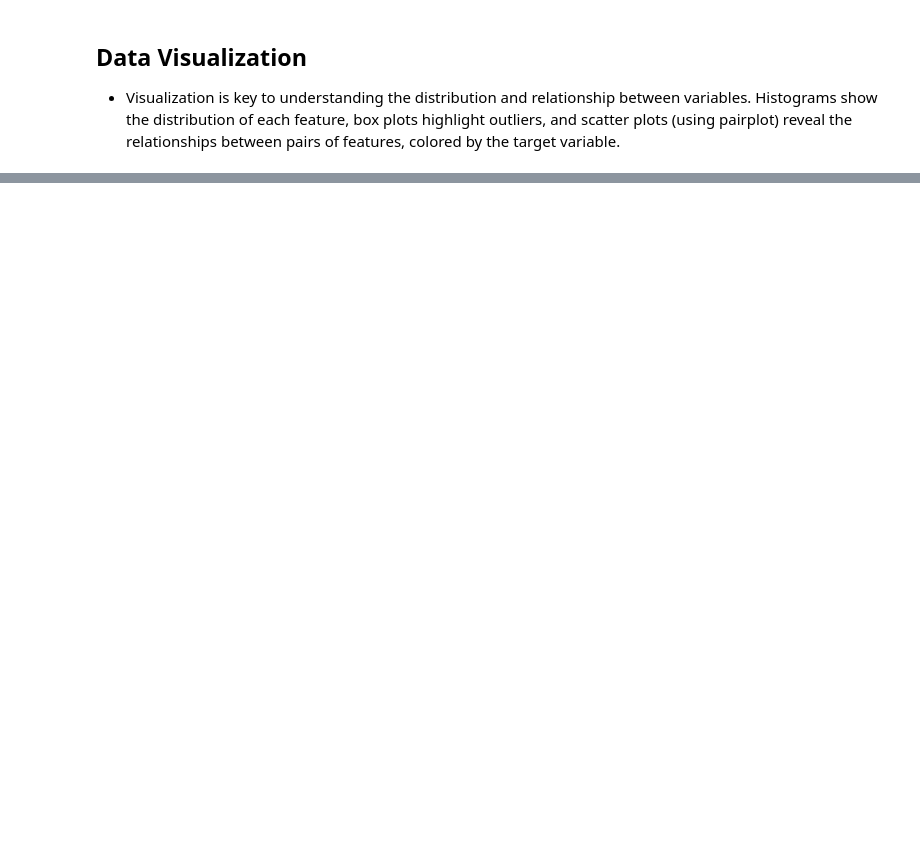
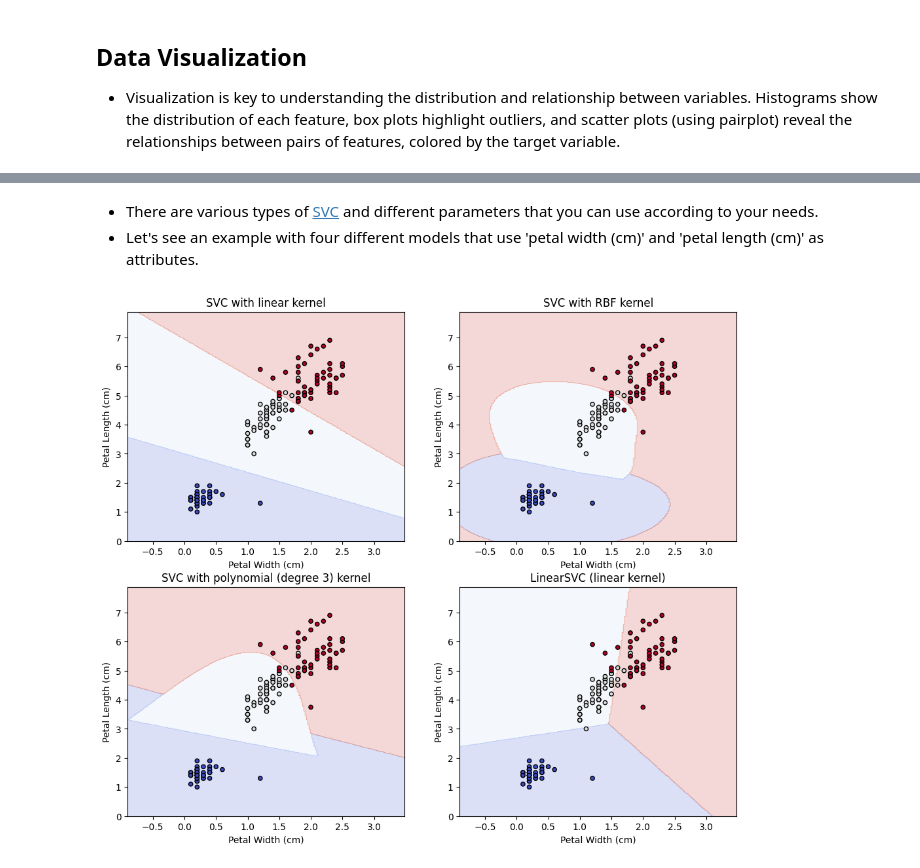
Before and after one commit to AI-in-Complex-Systems-Lab/CINF135, a Jupyter notebook: Lab3.ipynb, the cells around one changed output, grey strips where cells are left out. Saved outputs shown, nothing was run; the diff lists cells and outputs as text; code cells hidden in the pictures; blank space fills up the shorter version.

```diff
--- a/Lab3.ipynb
+++ b/Lab3.ipynb
@@ -68,0 +180,49 @@ plt.show()
+# %% [markdown]
+- There are various types of [SVC](https://scikit-learn.org/stable/modules/svm.html) and different parameters that you can use according to your needs.
+- Let's see an example with four different models that use 'petal width (cm)' and 'petal length (cm)' as attributes.
+# %%
+# Classification using Support Vector Classifier (SVC)
+X = df[['petal width (cm)', 'petal length (cm)']].values
+y = df['target'].values
+
+# Create a meshgrid to plot decision boundary
+x_min, x_max = X[:, 0].min() - 1, X[:, 0].max() + 1
+y_min, y_max = X[:, 1].min() - 1, X[:, 1].max() + 1
+xx, yy = np.meshgrid(np.arange(x_min, x_max, 0.02), np.arange(y_min, y_max, 0.02))
+
+
+C = 1.0  # SVM regularization parameter
+models = (
+    SVC(kernel="linear", C=C),
+    SVC(kernel="rbf", gamma=0.7, C=C),
+    SVC(kernel="poly", degree=3, gamma="auto", C=C),
+    LinearSVC(C=C, max_iter=10000, dual="auto"),
+)
+models = (clf.fit(X, y) for clf in models)
+
+# title for the plots
+titles = (
+    "SVC with linear kernel",
+    "SVC with RBF kernel",
+    "SVC with polynomial (degree 3) kernel",
+    "LinearSVC (linear kernel)",
+)
+
+fig, sub = plt.subplots(2, 2, figsize=(12,10))
+
+for clf, title, ax in zip(models, titles, sub.flatten()):
+    # Plot decision boundary
+    Z = clf.predict(np.c_[xx.ravel(), yy.ravel()])
+    Z = Z.reshape(xx.shape)
+
+    ax.contourf(xx, yy, Z, alpha=0.2, cmap='coolwarm')
+
+    # Scatter plot with color-coded target variable
+    ax.scatter(X[:, 0], X[:, 1], c=y, cmap=plt.cm.coolwarm, s=20, edgecolors="k")
+    ax.set_title(title)
+    ax.set_xlabel('Petal Width (cm)')
+    ax.set_ylabel('Petal Length (cm)')
+
+plt.show()
+# %% [output]
+[figure, added]
```
Also changed, not shown: parts of 14 cells of this notebook.
